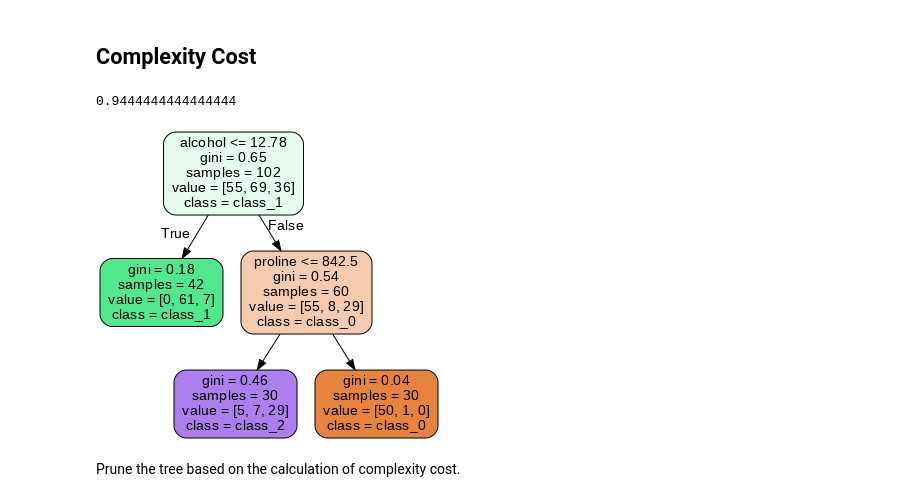
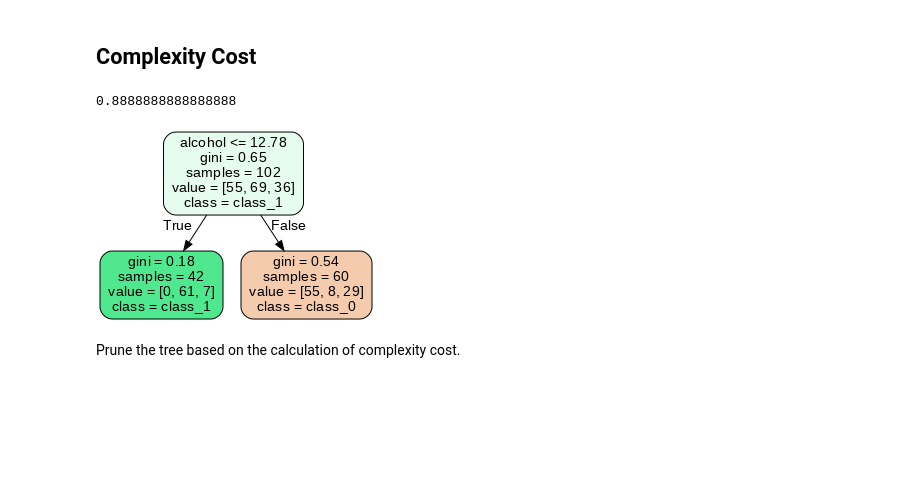
Before and after one commit to gurezende/Studying, a Jupyter notebook: Python/RandomForest/RandomForest.ipynb, the cells around one changed output. Drawn from its saved outputs; the diff is of its cells as text; code cells hidden in the pictures; blank space fills up the shorter version.

```diff
--- a/Python/RandomForest/RandomForest.ipynb
+++ b/Python/RandomForest/RandomForest.ipynb
@@ -45,7 +45,7 @@ dtype: float64
 ## Max Features
 # %%
 # Instantiate class
-rf = RandomForestClassifier(max_features=0.5, random_state=2)
+rf = RandomForestClassifier(max_features=0.15, random_state=2)
 
 # Fit the model
 rf.fit(X_train,y_train)
@@ -80,7 +80,7 @@ Image(filename = 'tree.png')
 ## Max Depth
 # %%
 # Instantiate class
-rf = RandomForestClassifier(max_depth=3, random_state=2)
+rf = RandomForestClassifier(max_depth=1, random_state=2)
 
 # Fit the model
 rf.fit(X_train,y_train)
@@ -182,7 +187,7 @@ How many leaves we will have at the end of the tree. Another puning tool.
 ## Minimum Samples per Leaf
 # %%
 # Instantiate class
-rf = RandomForestClassifier(min_samples_leaf=15, random_state=2)
+rf = RandomForestClassifier(min_samples_leaf=50, random_state=2)
 
 # Fit the model
 rf.fit(X_train,y_train)
@@ -216,34 +221,34 @@ Limit size of the tree as well. Can be used combined with max depth.
 ## Complexity Cost
 # %%
 # Instantiate class
-rf = RandomForestClassifier(ccp_alpha=0.1, random_state=2)
+rf = RandomForestClassifier(ccp_alpha=0.25, random_state=2)
 
 # Fit the model
 rf.fit(X_train,y_train)
 
 print(rf.score(X_test, y_test))
 
 tree = rf.estimators_[99]
 
 # Export as dot file
 export_graphviz(tree,
                 out_file='tree.dot',
                 feature_names = df.feature_names,
                 class_names = df.target_names,
                 rounded = True, proportion = False,
                 precision = 2, filled = True)
 
 # Convert to png using system command (requires Graphviz)
 from subprocess import call
 call(['dot', '-Tpng', 'tree.dot', '-o', 'tree.png', '-Gdpi=72'])
 
 
 # Display in jupyter notebook
 from IPython.display import Image
 Image(filename = 'tree.png')
 # %% [output]
-0.9444444444444444
+0.8888888888888888
-[figure, old version]
+[figure, new version]
 # %% [markdown]
 Prune the tree based on the calculation of complexity cost.
 # %% [markdown]
```
Also changed, not shown: parts of 5 cells of this notebook.
